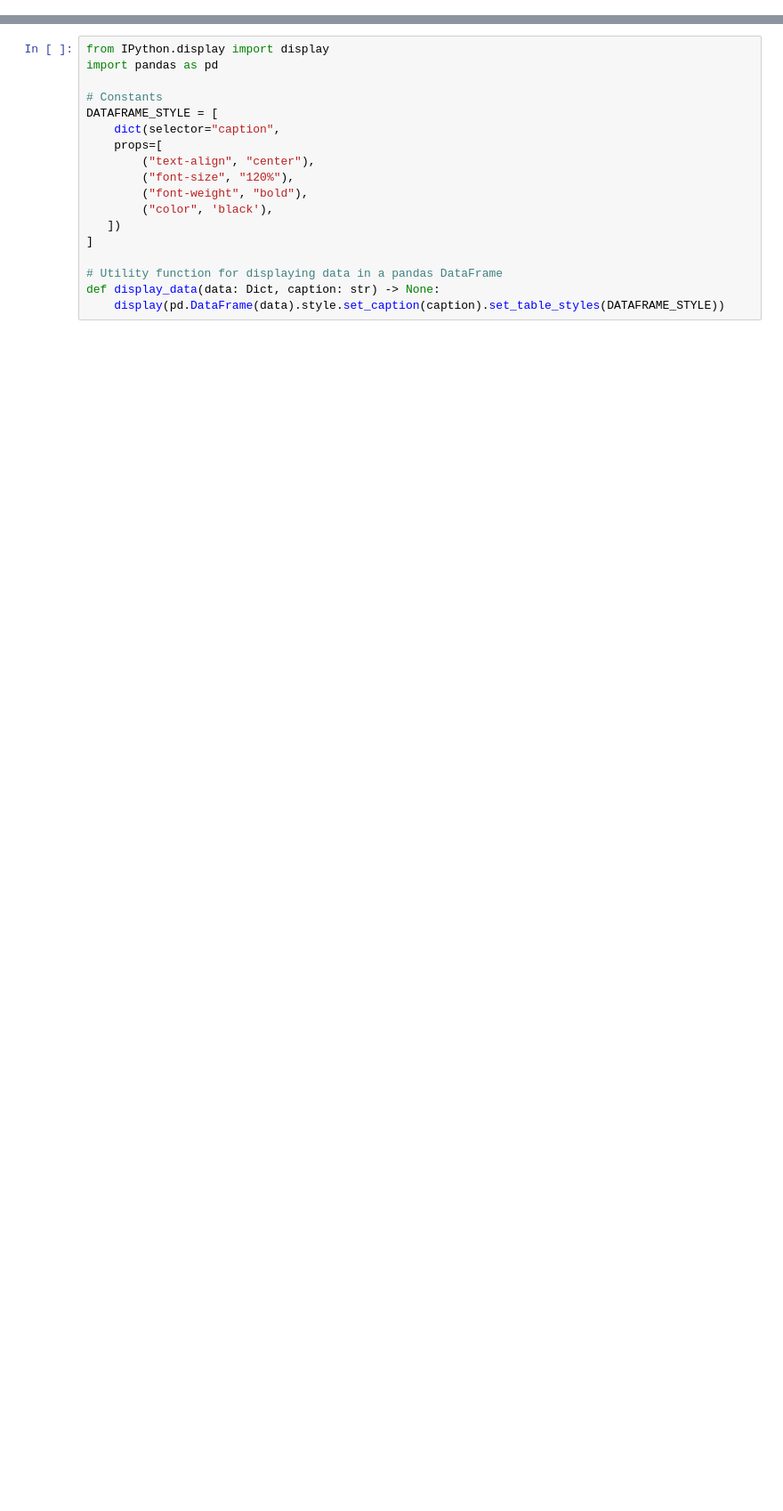
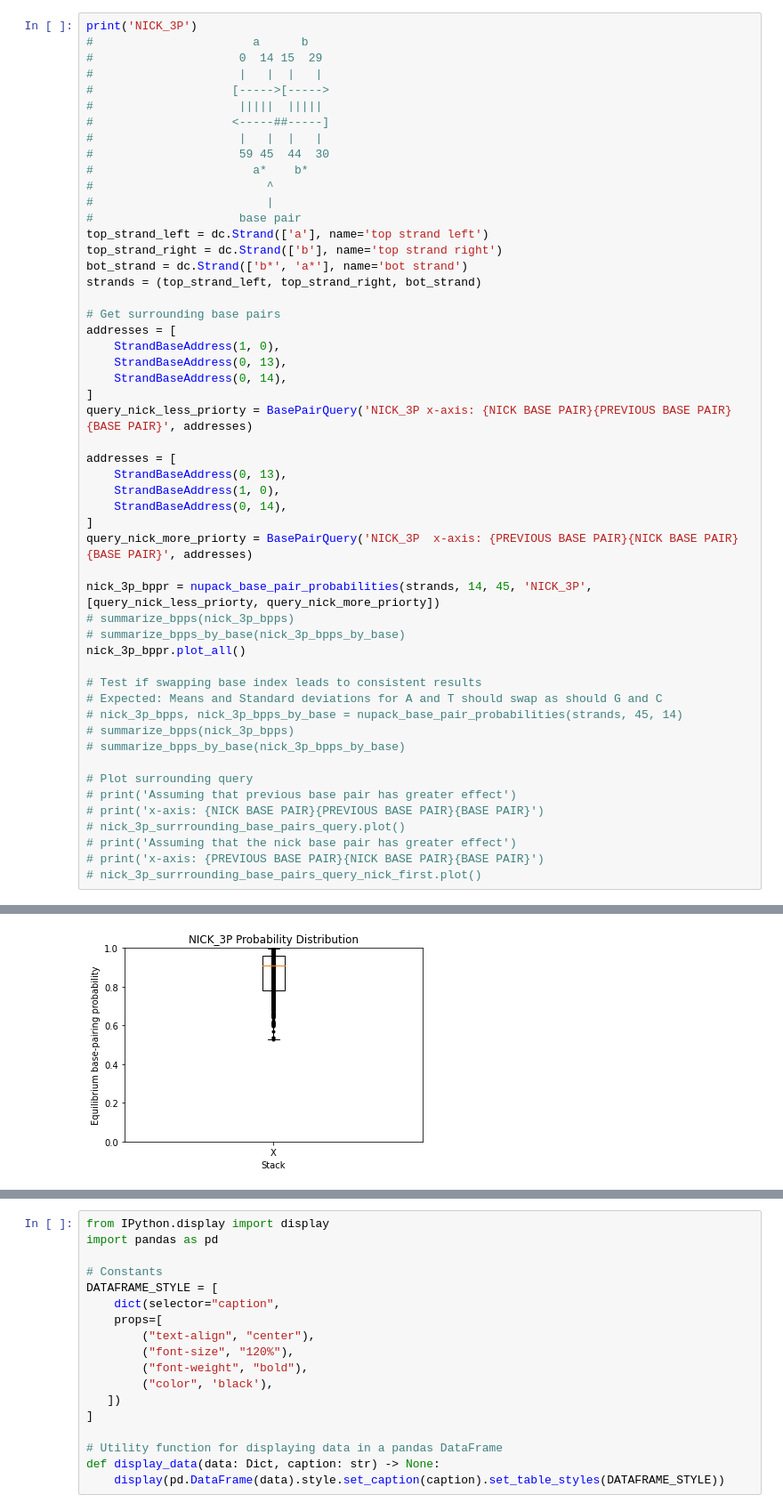
Before and after one commit to UC-Davis-molecular-computing/nuad, a Jupyter notebook: base_pair_probability.ipynb, the cells around one changed output, grey strips where cells are left out. Shown at 89% size. Cells and saved outputs as stored; diff of their text form; blank space fills up the shorter version.

```diff
--- a/base_pair_probability.ipynb
+++ b/base_pair_probability.ipynb
@@ -1072,0 +314,53 @@ standard deviation: 0.13683959686596217
+# %%
+print('NICK_3P')
+#                       a      b
+#                     0  14 15  29
+#                     |   |  |   |
+#                    [----->[----->
+#                     |||||  |||||
+#                    <-----##-----]
+#                     |   |  |   |
+#                     59 45  44  30
+#                       a*    b*
+#                         ^
+#                         |
+#                     base pair
+top_strand_left = dc.Strand(['a'], name='top strand left')
+top_strand_right = dc.Strand(['b'], name='top strand right')
+bot_strand = dc.Strand(['b*', 'a*'], name='bot strand')
+strands = (top_strand_left, top_strand_right, bot_strand)
+
+# Get surrounding base pairs
+addresses = [
+    StrandBaseAddress(1, 0),
+    StrandBaseAddress(0, 13),
+    StrandBaseAddress(0, 14),
+]
+query_nick_less_priorty = BasePairQuery('NICK_3P x-axis: {NICK BASE PAIR}{PREVIOUS BASE PAIR}{BASE PAIR}', addresses)
+
+addresses = [
+    StrandBaseAddress(0, 13),
+    StrandBaseAddress(1, 0),
+    StrandBaseAddress(0, 14),
+]
+query_nick_more_priorty = BasePairQuery('NICK_3P  x-axis: {PREVIOUS BASE PAIR}{NICK BASE PAIR}{BASE PAIR}', addresses)
+
+nick_3p_bppr = nupack_base_pair_probabilities(strands, 14, 45, 'NICK_3P', [query_nick_less_priorty, query_nick_more_priorty])
+# summarize_bpps(nick_3p_bpps)
+# summarize_bpps_by_base(nick_3p_bpps_by_base)
+nick_3p_bppr.plot_all()
+
+# Test if swapping base index leads to consistent results
+# Expected: Means and Standard deviations for A and T should swap as should G and C
+# nick_3p_bpps, nick_3p_bpps_by_base = nupack_base_pair_probabilities(strands, 45, 14)
+# summarize_bpps(nick_3p_bpps)
+# summarize_bpps_by_base(nick_3p_bpps_by_base)
+
+# Plot surrounding query
+# print('Assuming that previous base pair has greater effect')
+# print('x-axis: {NICK BASE PAIR}{PREVIOUS BASE PAIR}{BASE PAIR}')
+# nick_3p_surrrounding_base_pairs_query.plot()
+# print('Assuming that the nick base pair has greater effect')
+# print('x-axis: {PREVIOUS BASE PAIR}{NICK BASE PAIR}{BASE PAIR}')
+# nick_3p_surrrounding_base_pairs_query_nick_first.plot()
+# %% [output]
@@ -1072,0 +370 @@ standard deviation: 0.13683959686596217
+[figure, added]
```
Also changed, not shown: parts of 42 cells of this notebook.
